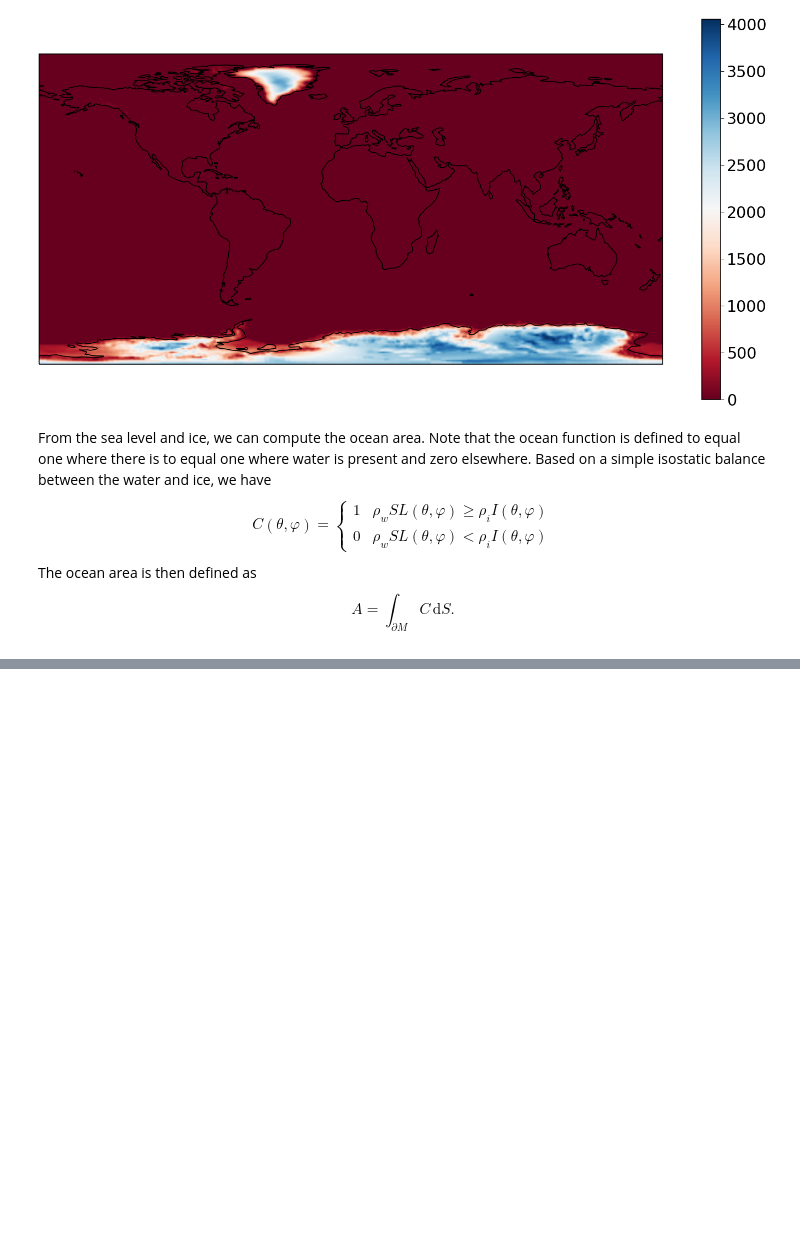
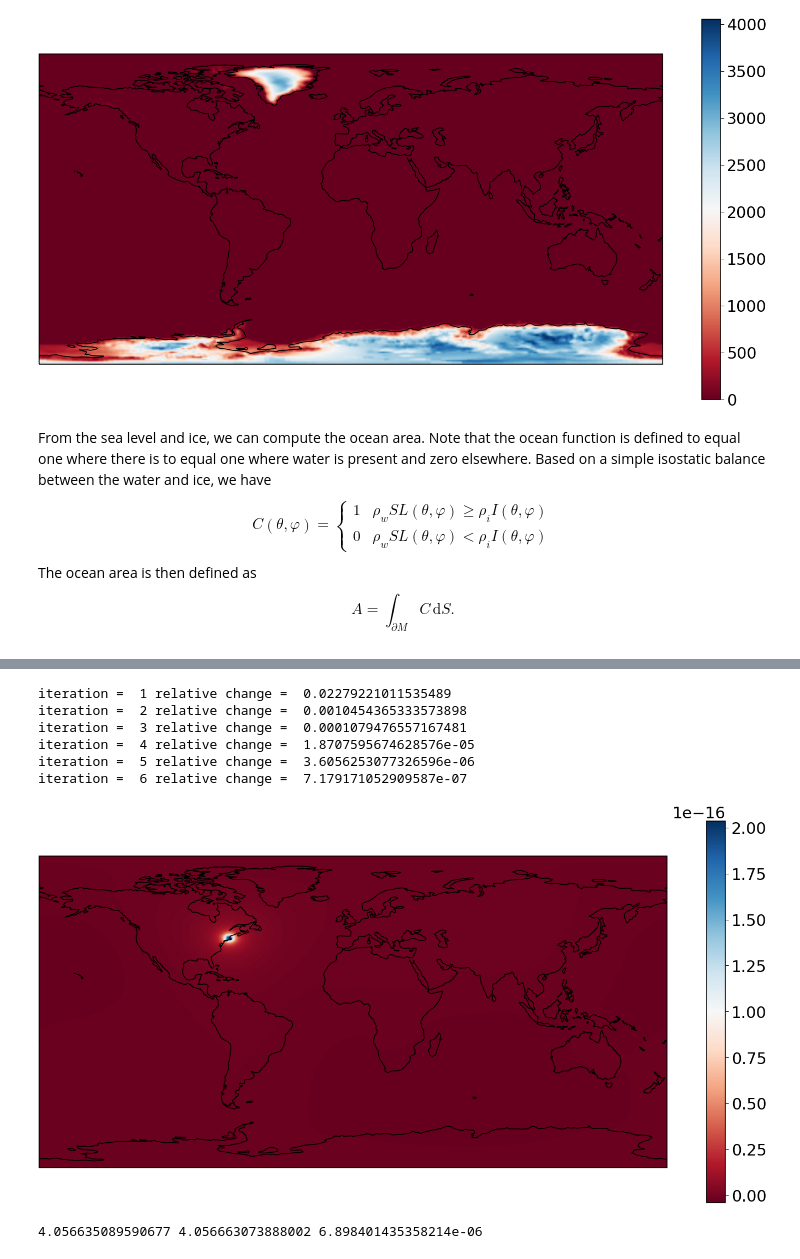
Before and after one commit to da380/SLReciprocityGJI, a Jupyter notebook: SL_forward.ipynb, the cells around one changed output, grey strips where cells are left out. Cells and saved outputs as stored; diff of their text form; code cells hidden in the pictures; blank space fills up the shorter version.

Commit message:
various modifications and test of adjoints

```diff
--- a/SL_forward.ipynb
+++ b/SL_forward.ipynb
@@ -127,0 +77,30 @@ NameError: name 'print_values' is not defined
+# %%
+# set the observation point and set the adjoint loads
+lats = np.zeros(1)
+lons = np.zeros(1)
+w = np.zeros(1)
+lats[0] =  42.3
+lons[0] =  -71.1
+zeta_d   = SL. point_load(L,lats,lons,angle = 2)
+
+# act the adjoint load on the sea level to get the observation
+J =   SL.surface_integral(zeta_d*sl)
+
+sl_d,_,_,_,_ = SL.fingerprint(C,zeta_d)
+SL.geo_plot(sl_d)
+
+
+# act the load on the adjoint sea level
+J2 =   SL.surface_integral(zeta*sl_d)
+
+
+print(J,J2,np.abs(J-J2)/np.abs(J))
+# %% [output]
+iteration =  1 relative change =  0.02279221011535489
+iteration =  2 relative change =  0.0010454365333573898
+iteration =  3 relative change =  0.0001079476557167481
+iteration =  4 relative change =  1.8707595674628576e-05
+iteration =  5 relative change =  3.6056253077326596e-06
+iteration =  6 relative change =  7.179171052909587e-07
+[figure, added]
+4.056635089590677 4.056663073888002 6.898401435358214e-06
```
Also changed, not shown: parts of 15 cells of this notebook, 1 other file.
